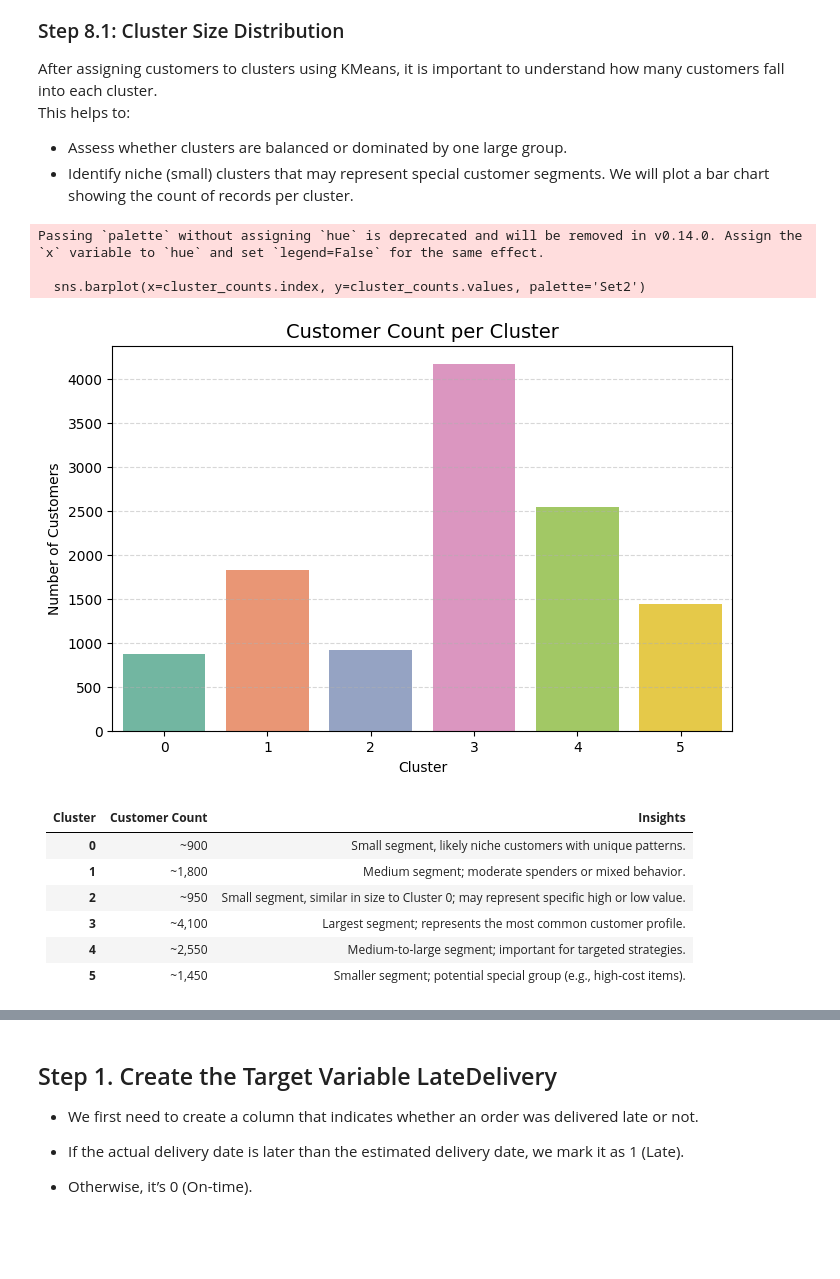
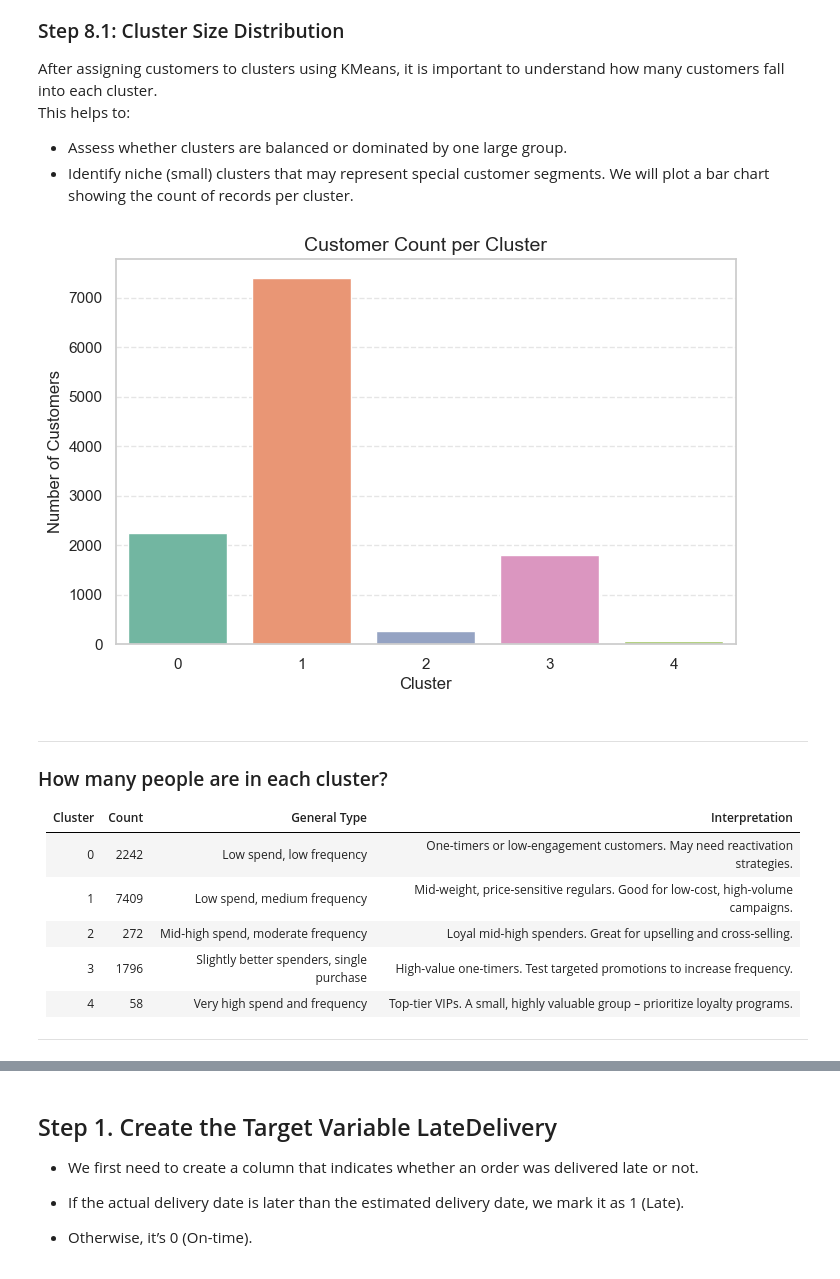
Before and after one commit to ibtj21/DSA2040A_DataMining_Group-6, a Jupyter notebook: notebooks/2_data_mining.ipynb, the cells around one changed output, grey strips where cells are left out. Saved outputs shown, nothing was run; the diff lists cells and outputs as text; code cells hidden in the pictures; blank space fills up the shorter version.

```diff
--- a/notebooks/2_data_mining.ipynb
+++ b/notebooks/2_data_mining.ipynb
@@ -110,7 +123,7 @@ By using these features, we aim to cluster customers based on **monetary value,
 We now create a subset of our dataset with only the chosen features for clustering.
 # %%
 # Select only the numerical columns needed for clustering
-features = ['payment_value', 'price', 'profit_margin', 'purchase_frequency', 'product_weight_g']
+features = ['payment_value','purchase_frequency', 'product_weight_g']
 data = df[features]
 data.head()
 # %% [output]
@@ -172,23 +181,3 @@ The **Elbow Method** plots the **Within-Cluster-Sum-of-Squares (WCSS)** for diff
 1. Run K-Means for a range of `k` values (e.g., 1 to 15).
 2. Calculate WCSS for each `k`.
 3. Plot the elbow curve to visually determine the best `k`.
-# %%
-from sklearn.cluster import KMeans
-import matplotlib.pyplot as plt
-
-wcss = []  # list to store within-cluster sum of squares
-K_range = range(1, 15)# Test K values from 1 to 1=14
-
-for k in K_range:
-    kmeans = KMeans(n_clusters=k, random_state=42)
-    kmeans.fit(scaled_df)
-    wcss.append(kmeans.inertia_)
-
-# Plot the Elbow curve
-plt.figure(figsize=(8, 5))
-plt.plot(K_range, wcss, marker='o', linestyle='--', color='b')
-plt.xlabel('Number of Clusters (k)')
-plt.ylabel('WCSS')
-plt.title('Elbow Method to Determine Optimal k')
-plt.grid(True)
-plt.show()
@@ -225,11 +284,11 @@ We apply the K-Means algorithm to:
 from sklearn.cluster import KMeans
 
 # Initialize KMeans with 6 clusters
-kmeans = KMeans(n_clusters=6, random_state=42)
+kmeans = KMeans(n_clusters=5, random_state=42)
 
 # Fit the model and predict cluster labels
 df['Cluster'] = kmeans.fit_predict(scaled_df)
 
 # Display first few rows to confirm clustering
-df[['payment_value', 'price', 'profit_margin', 'purchase_frequency', 'product_weight_g', 'Cluster']].head()
+df[['payment_value','purchase_frequency', 'product_weight_g', 'Cluster']].head()
 # %% [output]
@@ -301,33 +364,34 @@ We will plot a bar chart showing the count of records per cluster.
 # %%
 import matplotlib.pyplot as plt
 import seaborn as sns
 
 # Count the number of customers in each cluster
 cluster_counts = df['Cluster'].value_counts().sort_index()
 
 # Plot a bar chart
 plt.figure(figsize=(8, 5))
-sns.barplot(x=cluster_counts.index, y=cluster_counts.values, palette='Set2')
+sns.barplot(x=cluster_counts.index, y=cluster_counts.values, hue=cluster_counts.index, palette='Set2', legend=False)
 
 # Formatting
 plt.title('Customer Count per Cluster', fontsize=14)
 plt.xlabel('Cluster')
 plt.ylabel('Number of Customers')
 plt.grid(axis='y', linestyle='--', alpha=0.5)
 
 plt.show()
 # %% [output]
-Passing `palette` without assigning `hue` is deprecated and will be removed in v0.14.0. Assign the `x` variable to `hue` and set `legend=False` for the same effect.
-
-  sns.barplot(x=cluster_counts.index, y=cluster_counts.values, palette='Set2')
-[figure, old version]
+[figure, new version]
 # %% [markdown]
-| **Cluster** | **Customer Count** | **Insights**                                                                           |
-| ----------- | ------------------ | -------------------------------------------------------------------------------------- |
-| **0**       | \~900              | Small segment, likely niche customers with unique patterns.                            |
-| **1**       | \~1,800            | Medium segment; moderate spenders or mixed behavior.                                   |
-| **2**       | \~950              | Small segment, similar in size to Cluster 0; may represent specific high or low value. |
-| **3**       | \~4,100            | Largest segment; represents the most common customer profile.                          |
-| **4**       | \~2,550            | Medium-to-large segment; important for targeted strategies.                            |
-| **5**       | \~1,450            | Smaller segment; potential special group (e.g., high-cost items).                      |
+___
+###  How many people are in each cluster?
+
+| Cluster | Count | General Type                           | Interpretation                                                                 |
+|---------|-------|----------------------------------------|--------------------------------------------------------------------------------|
+| 0       | 2242  | Low spend, low frequency               | One-timers or low-engagement customers. May need reactivation strategies.     |
+| 1       | 7409  | Low spend, medium frequency            | Mid-weight, price-sensitive regulars. Good for low-cost, high-volume campaigns.|
+| 2       | 272   | Mid-high spend, moderate frequency     | Loyal mid-high spenders. Great for upselling and cross-selling.               |
+| 3       | 1796  | Slightly better spenders, single purchase | High-value one-timers. Test targeted promotions to increase frequency.       |
+| 4       | 58    | Very high spend and frequency          | Top-tier VIPs. A small, highly valuable group – prioritize loyalty programs.  |
+
+___
 # %% [markdown]
```
Also changed, not shown: parts of 37 cells of this notebook.
